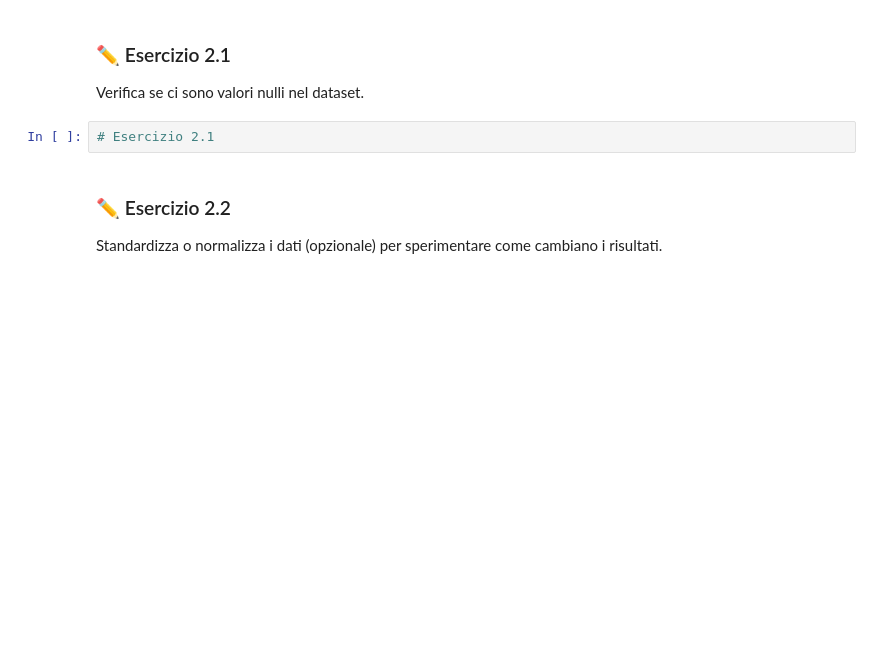
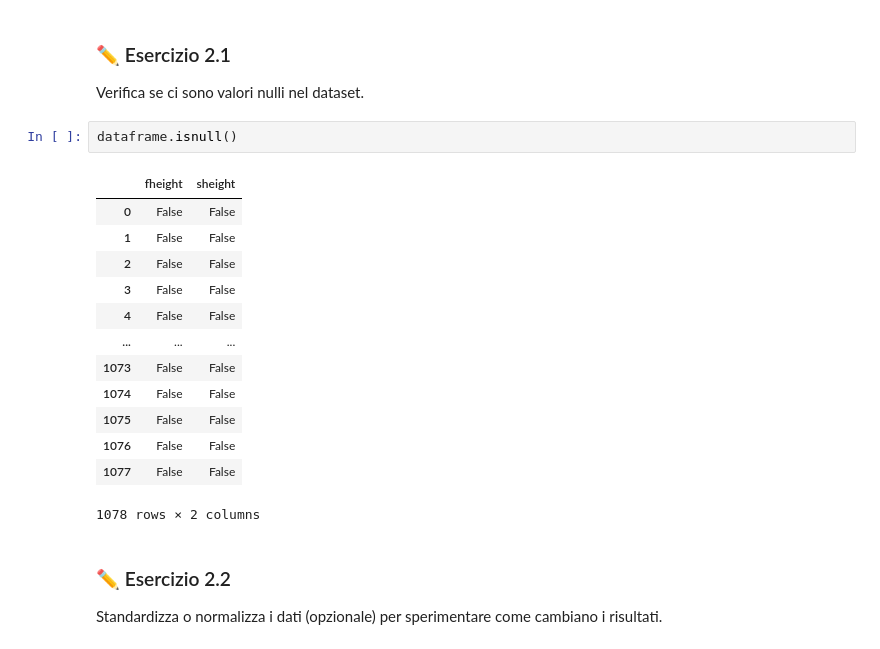
Before and after one commit to PippoPasta/fathers-son-dataset, a Jupyter notebook: Regressione_Lineare_Altezze.ipynb, the cells around one changed output. Saved outputs shown, nothing was run; the diff lists cells and outputs as text; blank space fills up the shorter version.

```diff
--- a/Regressione_Lineare_Altezze.ipynb
+++ b/Regressione_Lineare_Altezze.ipynb
@@ -81,7 +86,21 @@ def plot_scatter(df, x_col, y_col, x_label=None, y_label=None, title=None):
 ### ✏️ Esercizio 2.1
 Verifica se ci sono valori nulli nel dataset.
 # %%
-# Esercizio 2.1
+dataframe.isnull()
+# %% [output]
+|  | fheight | sheight |
+| 0 | False | False |
+| 1 | False | False |
+| 2 | False | False |
+| 3 | False | False |
+| 4 | False | False |
+| ... | ... | ... |
+| 1073 | False | False |
+| 1074 | False | False |
+| 1075 | False | False |
+| 1076 | False | False |
+| 1077 | False | False |
+1078 rows × 2 columns
 # %% [markdown]
 ### ✏️ Esercizio 2.2
 Standardizza o normalizza i dati (opzionale) per sperimentare come cambiano i risultati.
```
Also changed, not shown: parts of 2 cells of this notebook.
